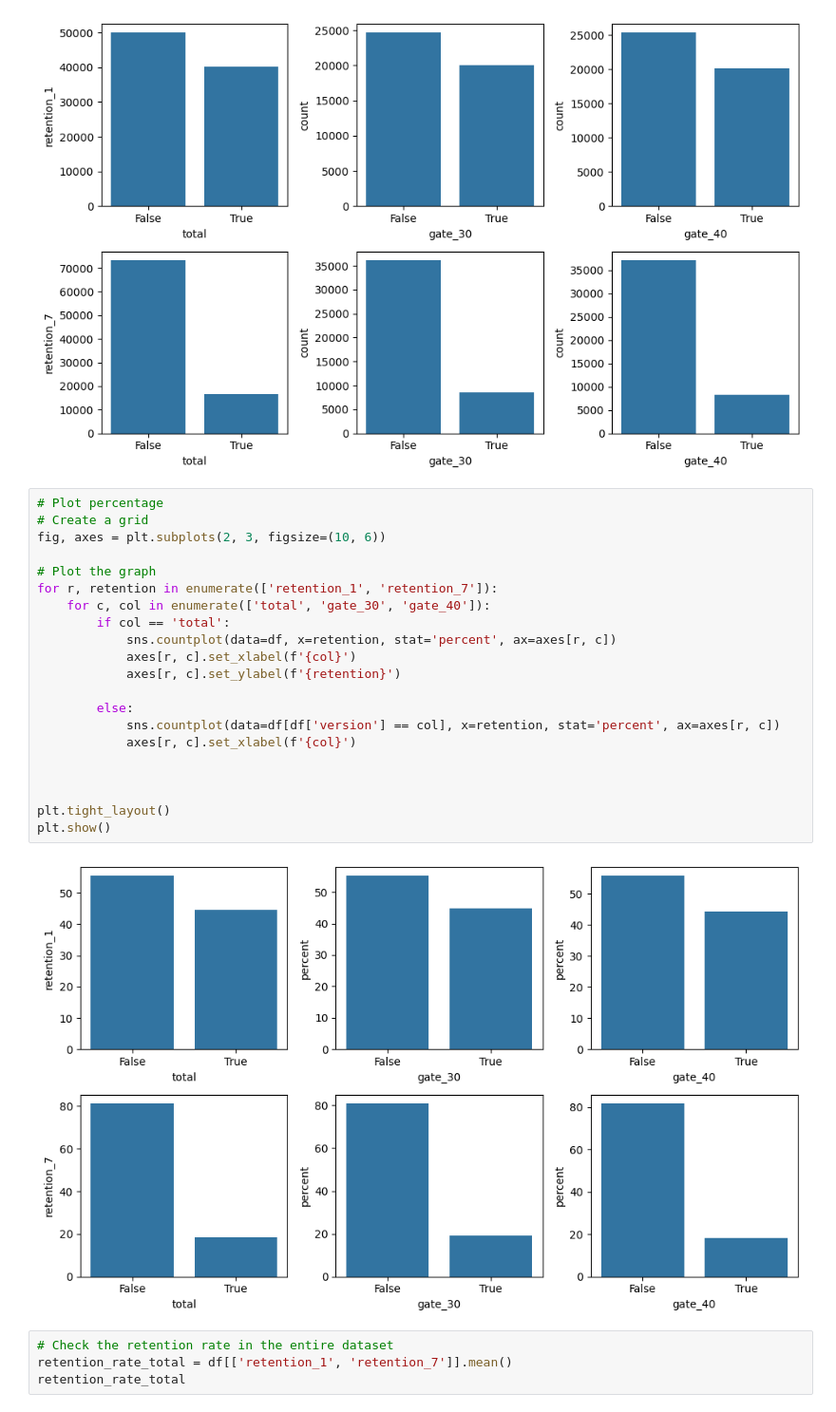
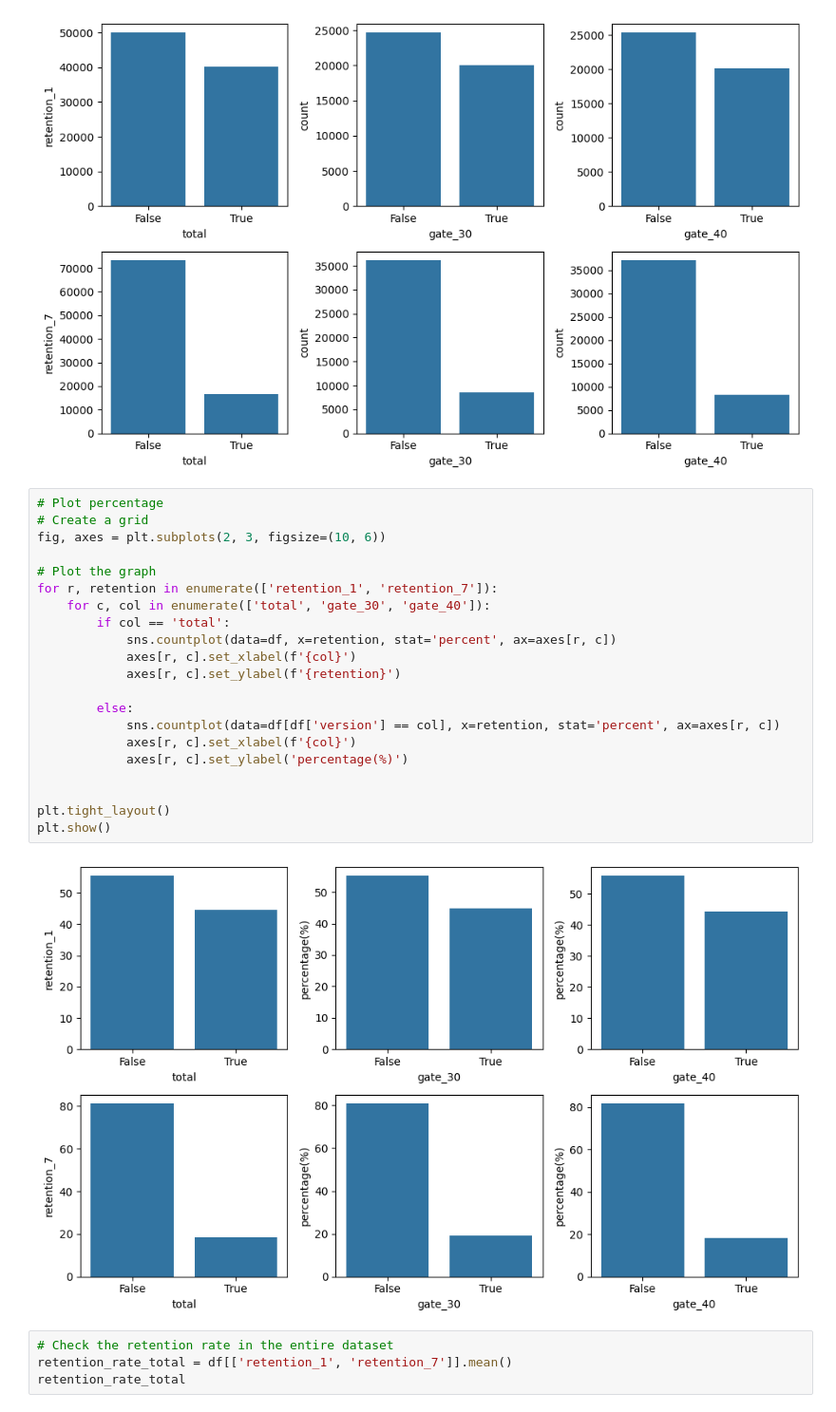
Before and after one commit to Itaru2018/Cookie_cats, a Jupyter notebook: notebook/cookie_cats.ipynb, the cells around one changed output. Shown at 95% size. Drawn from its saved outputs; the diff is of its cells as text.

```diff
--- a/notebook/cookie_cats.ipynb
+++ b/notebook/cookie_cats.ipynb
@@ -338,26 +338,26 @@ plt.show()
 # %%
 # Plot percentage
 # Create a grid
 fig, axes = plt.subplots(2, 3, figsize=(10, 6))
 
 # Plot the graph
 for r, retention in enumerate(['retention_1', 'retention_7']):
     for c, col in enumerate(['total', 'gate_30', 'gate_40']):
         if col == 'total':
             sns.countplot(data=df, x=retention, stat='percent', ax=axes[r, c])
             axes[r, c].set_xlabel(f'{col}')
             axes[r, c].set_ylabel(f'{retention}')
 
         else:
             sns.countplot(data=df[df['version'] == col], x=retention, stat='percent', ax=axes[r, c])
             axes[r, c].set_xlabel(f'{col}')
-
+            axes[r, c].set_ylabel('percentage(%)')
 
 
 plt.tight_layout()
 plt.show()
 # %% [output]
-[figure, old version]
+[figure, new version]
 # %%
 # Check the retention rate in the entire dataset
 retention_rate_total = df[['retention_1', 'retention_7']].mean()
```
Also changed, not shown: parts of 5 cells of this notebook.
